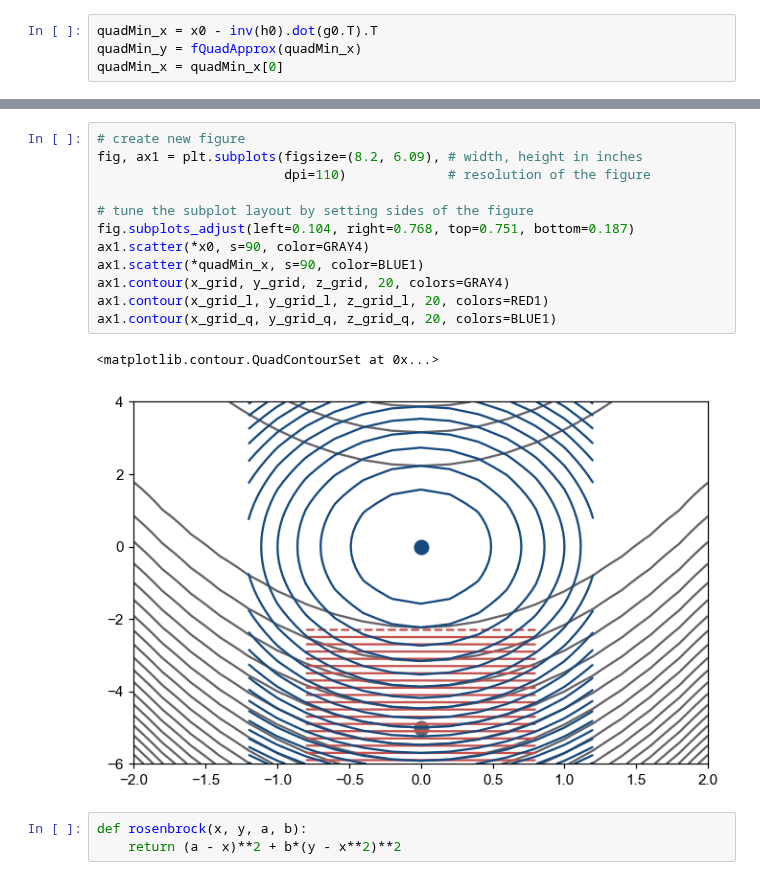
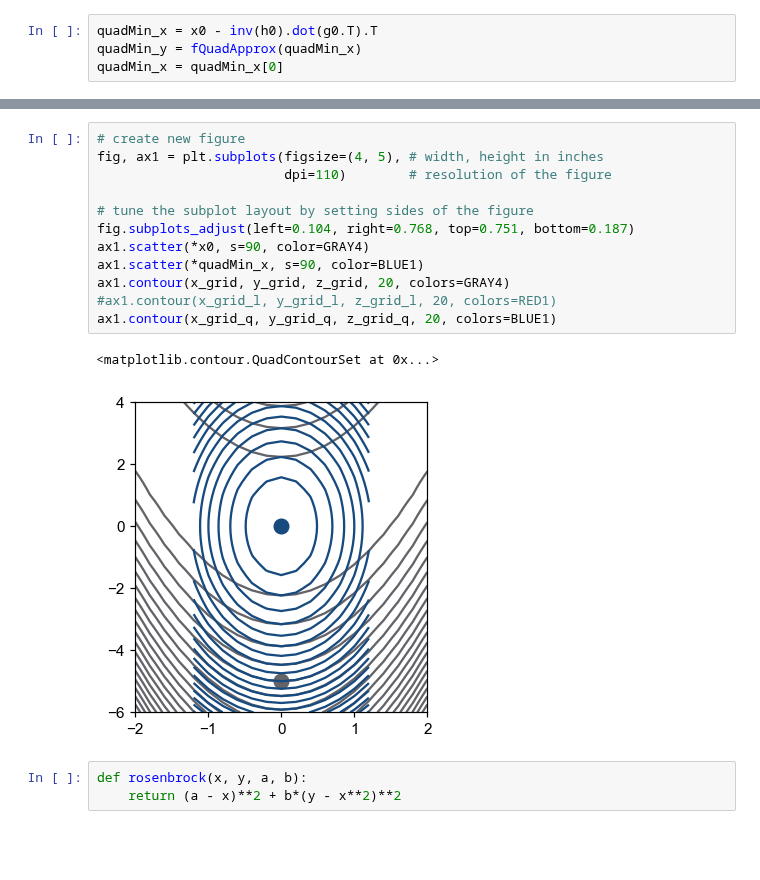
Before and after one commit to empathy87/nn-samples, a Jupyter notebook: tf/[Plots] Optimization in 1D and 2D.ipynb, the cells around one changed output, grey strips where cells are left out. Saved outputs shown, nothing was run; the diff lists cells and outputs as text; blank space fills up the shorter version.

```diff
--- a/tf/[Plots] Optimization in 1D and 2D.ipynb
+++ b/tf/[Plots] Optimization in 1D and 2D.ipynb
@@ -129,18 +150,18 @@ ax.scatter(*quadMin_x, quadMin_y, s=90, color=BLUE1)
 # %%
 # create new figure
-fig, ax1 = plt.subplots(figsize=(8.2, 6.09), # width, height in inches
-                        dpi=110)             # resolution of the figure
+fig, ax1 = plt.subplots(figsize=(4, 5), # width, height in inches
+                        dpi=110)        # resolution of the figure
 
 # tune the subplot layout by setting sides of the figure
 fig.subplots_adjust(left=0.104, right=0.768, top=0.751, bottom=0.187)
 ax1.scatter(*x0, s=90, color=GRAY4)
 ax1.scatter(*quadMin_x, s=90, color=BLUE1)
 ax1.contour(x_grid, y_grid, z_grid, 20, colors=GRAY4)
-ax1.contour(x_grid_l, y_grid_l, z_grid_l, 20, colors=RED1)
+#ax1.contour(x_grid_l, y_grid_l, z_grid_l, 20, colors=RED1)
 ax1.contour(x_grid_q, y_grid_q, z_grid_q, 20, colors=BLUE1)
 # %% [output]
 <matplotlib.contour.QuadContourSet at 0x...>
-[figure, old version]
+[figure, new version]
 # %%
 def rosenbrock(x, y, a, b):
     return (a - x)**2 + b*(y - x**2)**2
```
Also changed, not shown: parts of 1 cell of this notebook.
